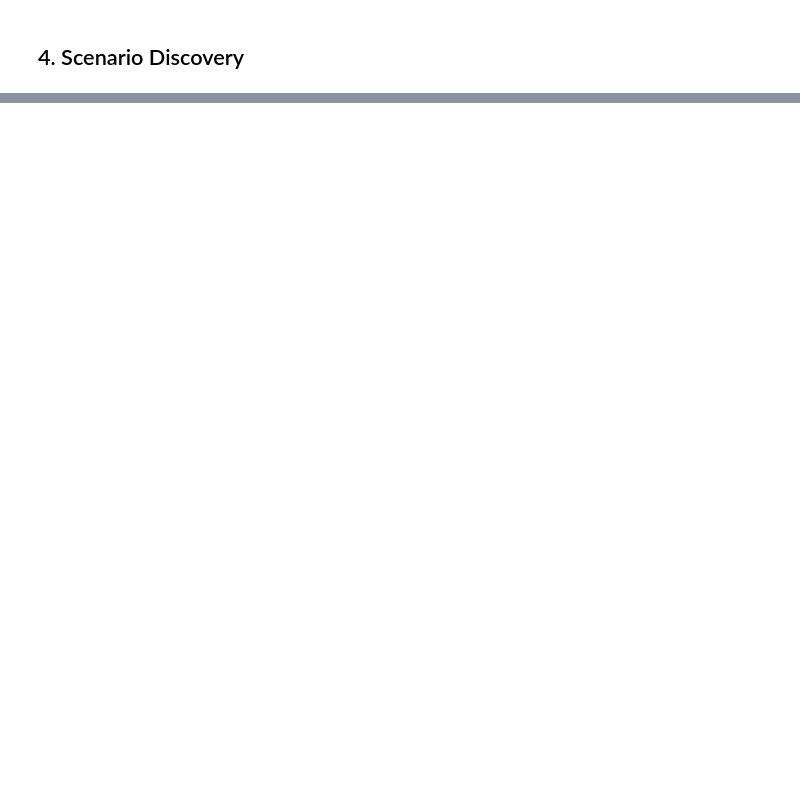
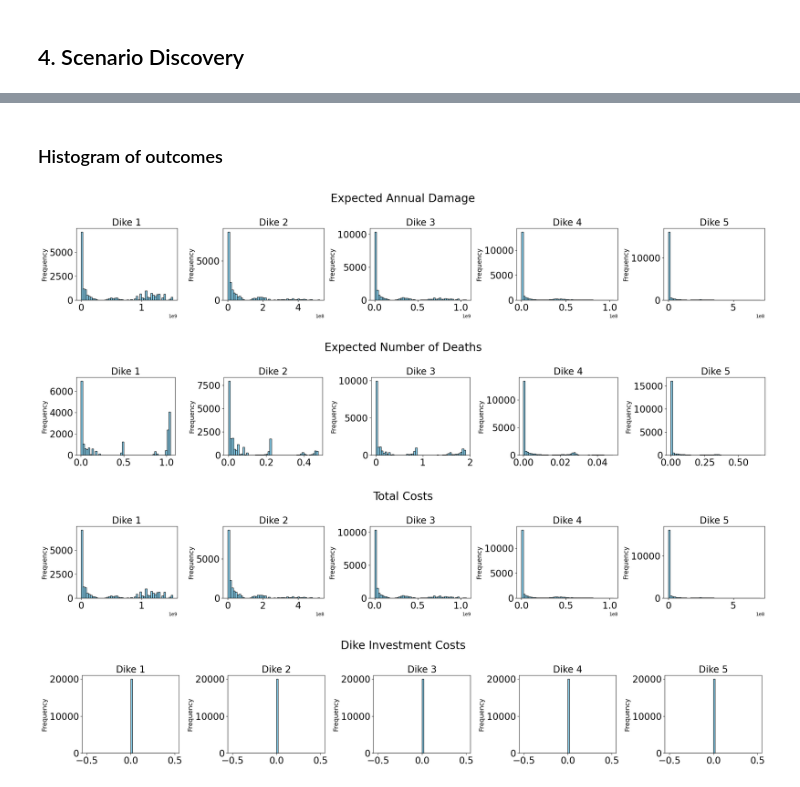
Before and after one commit to movephutthaphaiboon/epa141a-flood-policy-optimization-overijssel, a Jupyter notebook: final assignment/0_OpenExploration_ASIS_DisaggregatedOutcomes.ipynb, the cells around one changed output, grey strips where cells are left out. Saved outputs shown, nothing was run; the diff lists cells and outputs as text; code cells hidden in the pictures; blank space fills up the shorter version.

Commit message:
update code for plotting prim box (all dikes)

```diff
--- a/final assignment/0_OpenExploration_ASIS_DisaggregatedOutcomes.ipynb
+++ b/final assignment/0_OpenExploration_ASIS_DisaggregatedOutcomes.ipynb
@@ -203,14 +129,0 @@ plt.show()
-# %%
-######## Problem Formulation
-pf, n_scenario, n_policy = 6, 1, 256
-
-model, steps = get_model_for_problem_formulation(pf)
-uncertainties = model.uncertainties
-levers = model.levers
-
-######## Load results
-results = load_results('results/data/GSA_PF{}_S{}_P{}_.tar.gz'.format(pf, n_scenario, n_policy))
-experiments, outcomes = results
-
-######## drop uncertainties
-experiments.drop(columns=list(model.uncertainties.keys())+['policy'], inplace=True)
@@ -243,0 +176,23 @@ plt.show()
+# %% [markdown]
+### Histogram of outcomes
+# %%
+disaggregated_outcome_names = ["Expected Annual Damage", "Expected Number of Deaths", "Total Costs", "Dike Investment Costs"]
+
+# Plot histograms for each disaggregated outcome for all dikes with larger font size
+for outcome_name in disaggregated_outcome_names:
+    fig, axes = plt.subplots(1, 5, figsize=(22, 4))
+    for i, dike_no in enumerate(range(1, 6)):
+        key = f"A.{dike_no}_{outcome_name}"
+        axes[i].hist(outcomes[key], bins=50, color='skyblue', edgecolor='black')
+        axes[i].set_title(f"Dike {dike_no}", fontsize=20)
+        #axes[i].set_xlabel(outcome_name, fontsize=14)
+        axes[i].set_ylabel("Frequency", fontsize=14)
+        axes[i].tick_params(axis='both', which='major', labelsize=20)
+    fig.suptitle(f"{outcome_name}", fontsize=24)
+    plt.tight_layout(rect=[0, 0, 1, 0.95])
+    plt.show()
+# %% [output]
+[figure, added]
+[figure, added]
+[figure, added]
+[figure, added]
```
Also changed, not shown: parts of 29 cells of this notebook.
